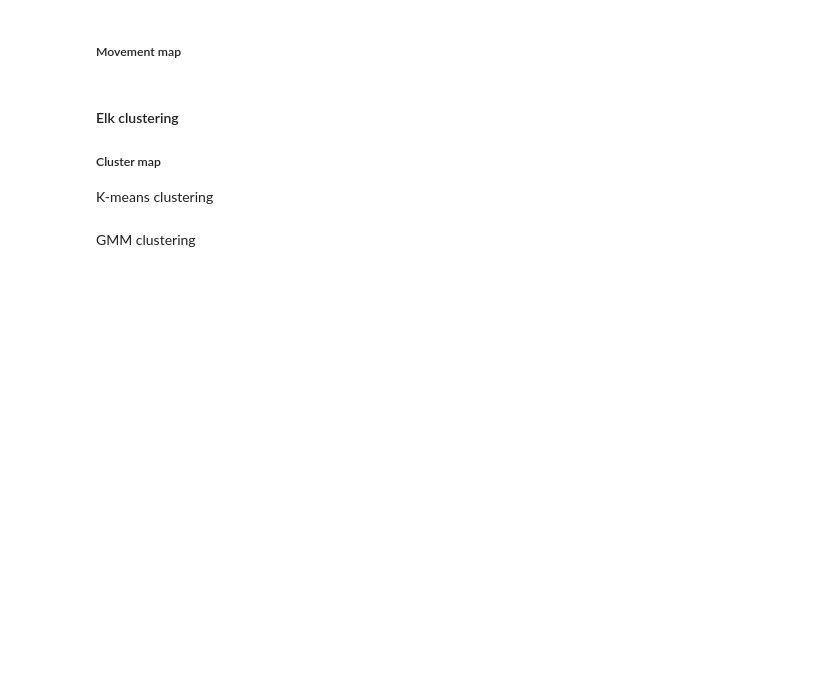
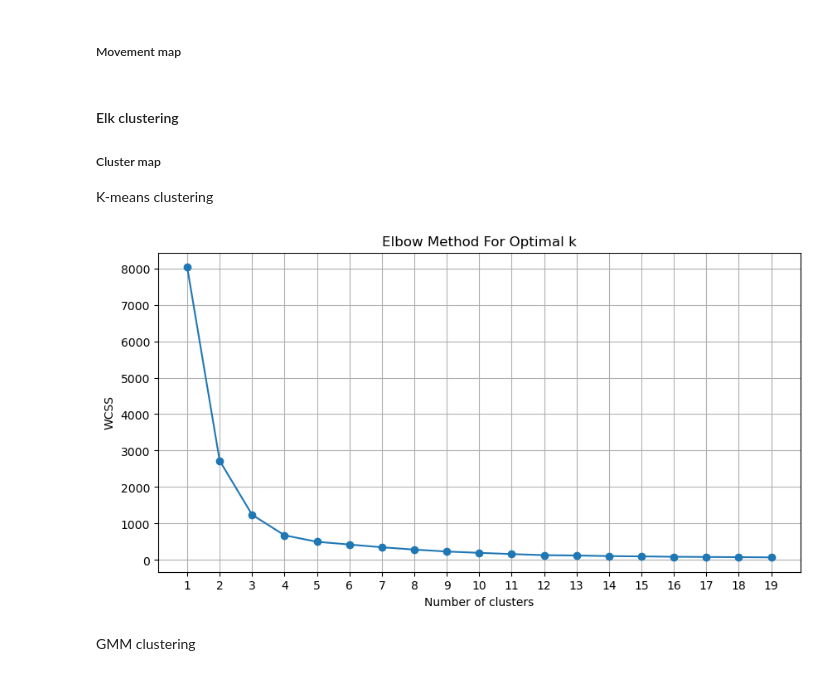
Before and after one commit to robinm98/Spatial_Movement_Analysis, a Jupyter notebook: Code/EDA.ipynb, the cells around one changed output. Drawn from its saved outputs; the diff is of its cells as text; code cells hidden in the pictures; blank space fills up the shorter version.

```diff
--- a/Code/EDA.ipynb
+++ b/Code/EDA.ipynb
@@ -255,29 +255,33 @@ K-means clustering
 # %%
 from sklearn.cluster import KMeans
 import pandas as pd
 import matplotlib.pyplot as plt
 
 # Load the dataset
 file_path = '../Data/merged_data.csv'
 data = pd.read_csv(file_path)
+# Filter for wolf observations
+data = data[data['animal-type'] == 'Elk']
 elk_coords = data[['location-lat', 'location-long']]
 
 # Calculate WCSS for a range of k values
 wcss = []
 for i in range(1, 20):  # You can change the range of i based on your requirements
     kmeans = KMeans(n_clusters=i, init='k-means++', max_iter=300, n_init=10, random_state=0)
     kmeans.fit(elk_coords)
     wcss.append(kmeans.inertia_)
 
 # Plot the elbow graph
 plt.figure(figsize=(10, 5))
 plt.plot(range(1, 20), wcss, marker='o')
 plt.title('Elbow Method For Optimal k')
 plt.xlabel('Number of clusters')
 plt.ylabel('WCSS')  # Within-cluster sum of squares
 plt.xticks(range(1, 20))
 plt.grid(True)
 plt.show()
+# %% [output]
+[figure, added]
 # %%
 from sklearn.cluster import KMeans
 import pandas as pd
```
Also changed, not shown: parts of 10 cells of this notebook, 8 other files.
